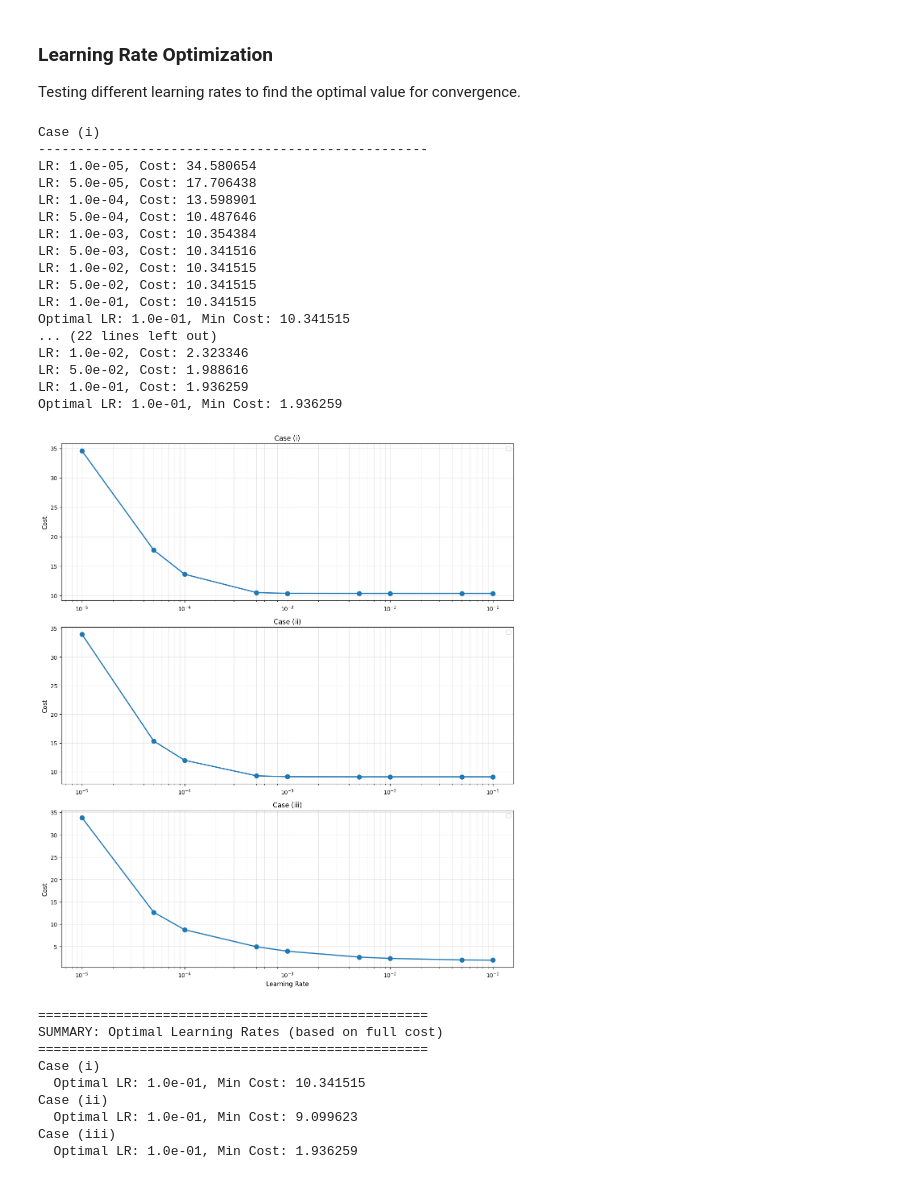
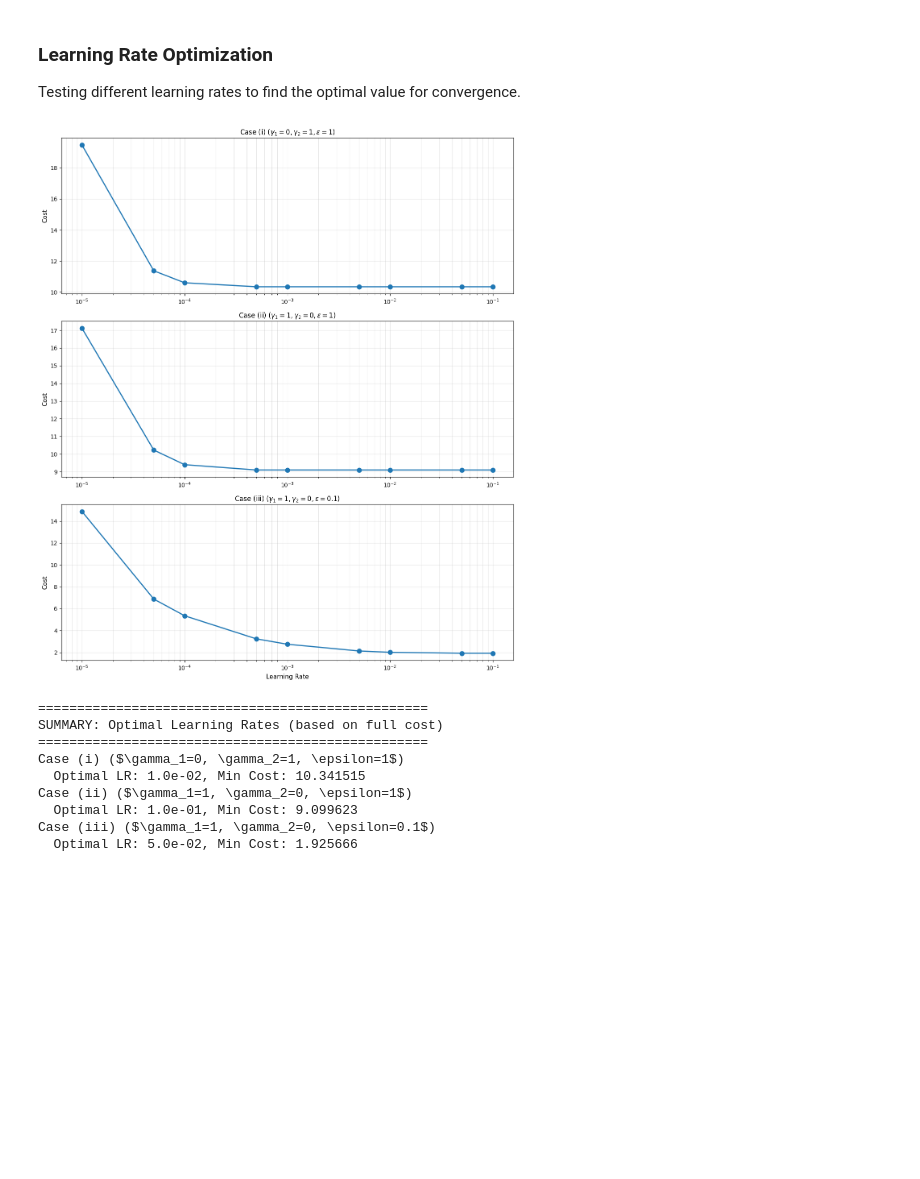
Before and after one commit to umarsdq/optimisationCW, a Jupyter notebook: optimisation.ipynb, the cells around one changed output. Cells and saved outputs as stored; diff of their text form; code cells hidden in the pictures; blank space fills up the shorter version.

```diff
--- a/optimisation.ipynb
+++ b/optimisation.ipynb
@@ -412,13 +412,13 @@ def calculate_full_cost(u, v, x, y, gamma1, gamma2, epsilon):
 
 # Test different learning rates to find optimal value for all three cases
 learning_rates = [1e-5, 5e-5, 1e-4, 5e-4, 1e-3, 5e-3, 1e-2, 5e-2, 1e-1]
-test_iterations = 5000
+test_iterations = 20000
 
 # Test cases: (gamma1, gamma2, epsilon, label)
 test_cases = [
-    (0, 1, 1, 'Case (i)'),
-    (1, 0, 1, 'Case (ii)'),
-    (1, 0, 0.1, 'Case (iii)')
+    (0, 1, 1, r'Case (i) ($\gamma_1=0, \gamma_2=1, \epsilon=1$)'),
+    (1, 0, 1, r'Case (ii) ($\gamma_1=1, \gamma_2=0, \epsilon=1$)'),
+    (1, 0, 0.1, r'Case (iii) ($\gamma_1=1, \gamma_2=0, \epsilon=0.1$)')
 ]
 
 all_costs = []
@@ -448,61 +448,43 @@ for gamma1, gamma2, epsilon, label in test_cases:
     optimal_lr = learning_rates[np.argmin(costs)]
     optimal_lrs.append(optimal_lr)
     print(f"Optimal LR: {optimal_lr:.1e}, Min Cost: {min(costs):.6f}")
 
 # Plot all results in one figure with subplots
 fig, axes = plt.subplots(3, 1, figsize=(12, 14))
 
 for idx, (costs, (gamma1, gamma2, epsilon, label), opt_lr) in enumerate(zip(all_costs, test_cases, optimal_lrs)):
     ax = axes[idx]
     ax.semilogx(learning_rates, costs, marker='o', linewidth=2, markersize=8)
 
     # plot x-axis for last plot only
     if idx == 2:
         ax.set_xlabel(r'Learning Rate', fontsize=11)
     ax.set_ylabel(r'Cost', fontsize=11)
     ax.set_title(label, fontsize=12)
     ax.grid(True, which='both', alpha=0.3)
-    ax.legend(fontsize=10)
 
 plt.tight_layout()
 plt.savefig('plots/learning_rate_comparison.png', bbox_inches='tight', dpi=600)
 plt.show()
 
 # Summary
 print("\n" + "="*50)
 print("SUMMARY: Optimal Learning Rates (based on full cost)")
 print("="*50)
 for (gamma1, gamma2, epsilon, label), opt_lr, costs in zip(test_cases, optimal_lrs, all_costs):
     print(f"{label}")
     print(f"  Optimal LR: {opt_lr:.1e}, Min Cost: {min(costs):.6f}")
 # %% [output]
+[figure, new version]
-Case (i)
---------------------------------------------------
-LR: 1.0e-05, Cost: 34.580654
-LR: 5.0e-05, Cost: 17.706438
-LR: 1.0e-04, Cost: 13.598901
-LR: 5.0e-04, Cost: 10.487646
-LR: 1.0e-03, Cost: 10.354384
-LR: 5.0e-03, Cost: 10.341516
-LR: 1.0e-02, Cost: 10.341515
-LR: 5.0e-02, Cost: 10.341515
-LR: 1.0e-01, Cost: 10.341515
-Optimal LR: 1.0e-01, Min Cost: 10.341515
-... (22 lines left out)
-LR: 1.0e-02, Cost: 2.323346
-LR: 5.0e-02, Cost: 1.988616
-LR: 1.0e-01, Cost: 1.936259
-Optimal LR: 1.0e-01, Min Cost: 1.936259
+==================================================
+SUMMARY: Optimal Learning Rates (based on full cost)
+==================================================
+Case (i) ($\gamma_1=0, \gamma_2=1, \epsilon=1$)
+  Optimal LR: 1.0e-02, Min Cost: 10.341515
+Case (ii) ($\gamma_1=1, \gamma_2=0, \epsilon=1$)
+  Optimal LR: 1.0e-01, Min Cost: 9.099623
+Case (iii) ($\gamma_1=1, \gamma_2=0, \epsilon=0.1$)
+  Optimal LR: 5.0e-02, Min Cost: 1.925666
-[figure, old version]
-==================================================
-SUMMARY: Optimal Learning Rates (based on full cost)
-==================================================
-Case (i)
-  Optimal LR: 1.0e-01, Min Cost: 10.341515
-Case (ii)
-  Optimal LR: 1.0e-01, Min Cost: 9.099623
-Case (iii)
-  Optimal LR: 1.0e-01, Min Cost: 1.936259
 # %%
 # Parameters
 lr = 1e-1  # optimal
```
Also changed, not shown: parts of 1 cell of this notebook, 3 other files.
